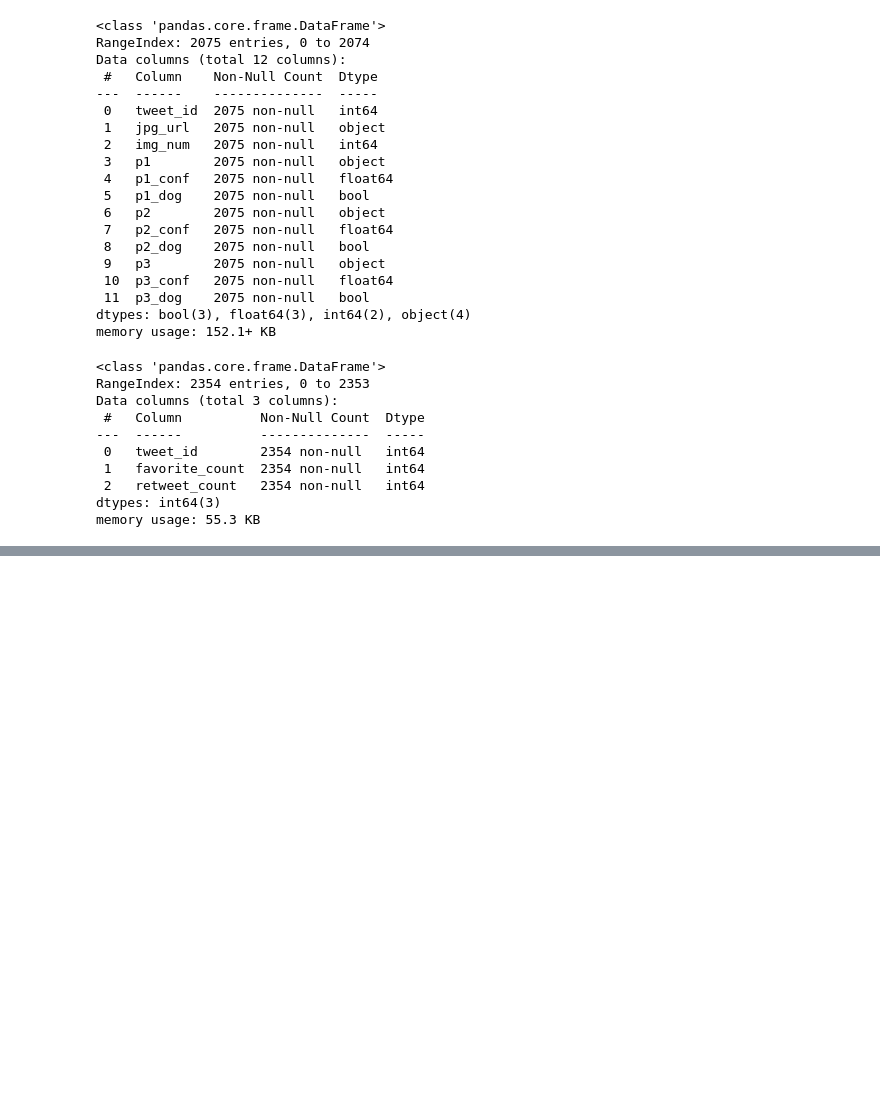
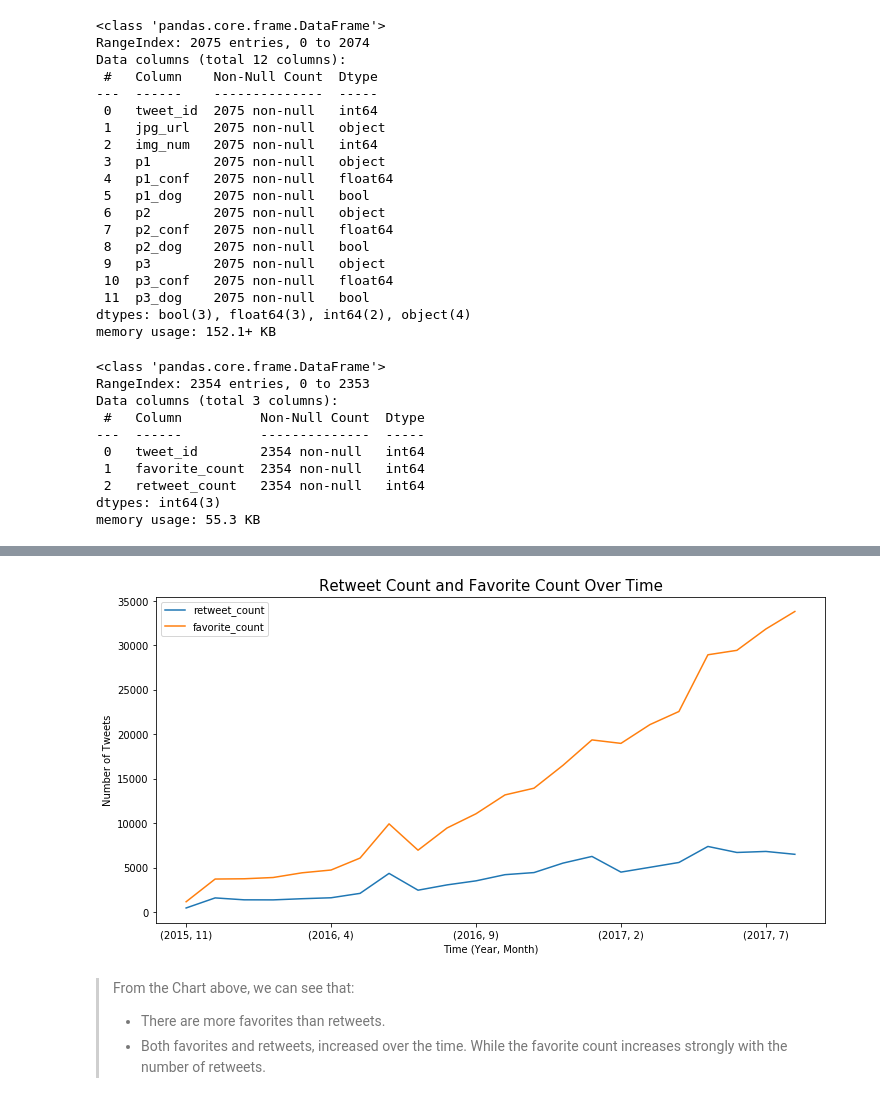
Before and after one commit to bukky24/UdacityWrangleandAnalyseData, a Jupyter notebook: wrangle_act.ipynb, the cells around one changed output, grey strips where cells are left out. Cells and saved outputs as stored; diff of their text form; code cells hidden in the pictures; blank space fills up the shorter version.

```diff
--- a/wrangle_act.ipynb
+++ b/wrangle_act.ipynb
@@ -147,0 +906,15 @@ memory usage: 55.3 KB
+# %%
+#Retweet Count and Favorite Count Over Time
+plt.figure(figsize=(12,6))
+df.retweet_count.groupby([df['year'], df['month']]).mean().plot(kind='line')
+df.favorite_count.groupby([df['year'], df['month']]).mean().plot(kind='line')
+plt.title('Retweet Count and Favorite Count Over Time', size =15)
+plt.ylabel('Number of Tweets')
+plt.xlabel('Time (Year, Month)')
+plt.legend();
+# %% [output]
+[figure, added]
+# %% [markdown]
+> From the Chart above, we can see that:
+>* There are more favorites than retweets.
+>* Both favorites and retweets, increased over the time. While the favorite count increases strongly with the number of retweets.
```
Also changed, not shown: parts of 79 cells of this notebook.
